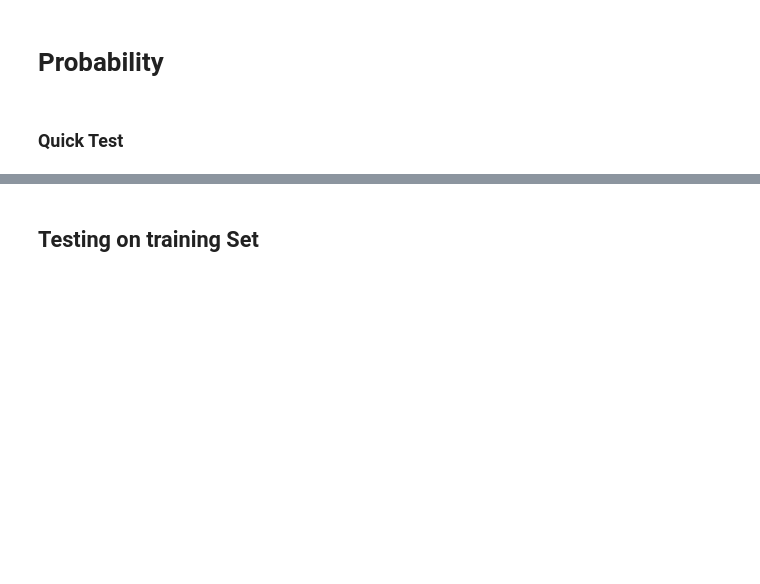
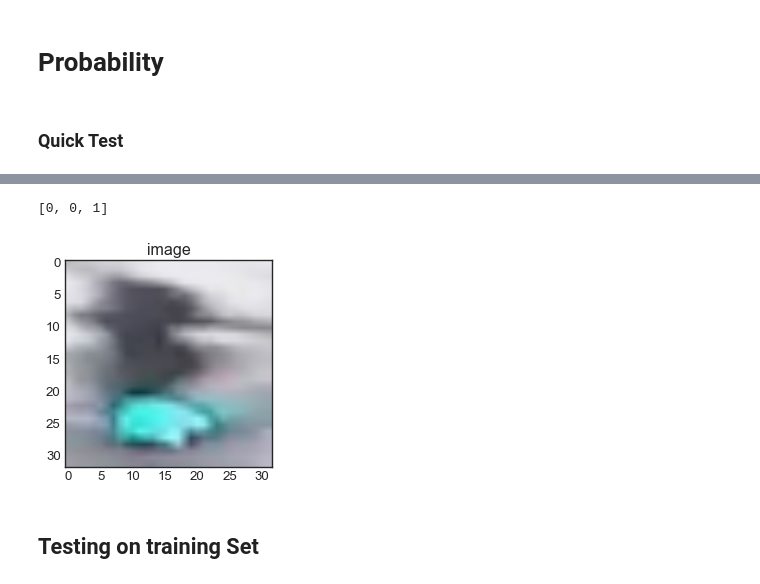
Before and after one commit to ShashankKumbhare/traffic-light-classifier, a Jupyter notebook: Traffic_Light_Classifier.ipynb, the cells around one changed output, grey strips where cells are left out. Saved outputs shown, nothing was run; the diff lists cells and outputs as text; code cells hidden in the pictures; blank space fills up the shorter version.

```diff
--- a/Traffic_Light_Classifier.ipynb
+++ b/Traffic_Light_Classifier.ipynb
@@ -831,3 +838,10 @@ estimate_label(image_rgb, plot_enabled = True, print_detail = False)
+# %%
+image_rgb = random.choice(images_train_std_green)[0]
+# image_rgb = images_test_std_yellow[8][0]
+estimate_label(image_rgb, plot_enabled = True, print_detail = False)
+# %% [output]
+[0, 0, 1]
+[figure, added]
 # %% [markdown]
 ## Testing on training Set
 # %%
```
Also changed, not shown: parts of 3 cells of this notebook, 1 other file.
